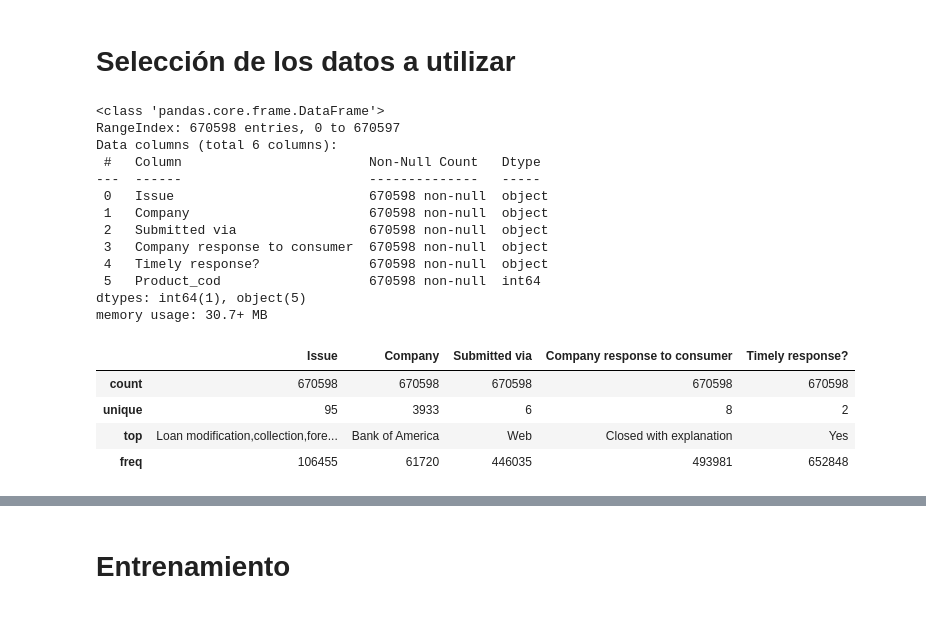
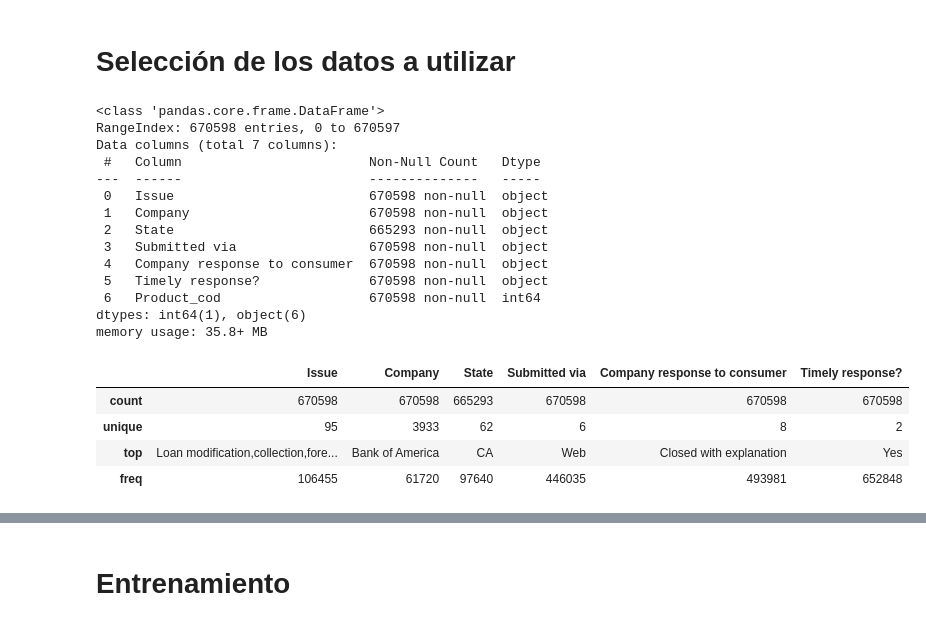
Before and after one commit to Simon-creator-jara/Inteligencia_artificial, a Jupyter notebook: Proyecto_analitica.ipynb, the cells around one changed output, grey strips where cells are left out. Cells and saved outputs as stored; diff of their text form; code cells hidden in the pictures.

```diff
--- a/Proyecto_analitica.ipynb
+++ b/Proyecto_analitica.ipynb
@@ -92,6 +92,18 @@ conditionlist = [
     (datos['Product']=='Virtual currency')]
 choicelist = [1,2,3,4,5,6,7,8,9,10,11,12]
 datos['Product_cod'] = np.select(conditionlist, choicelist)
+# %%
+conditionlist_res = [
+    (datos['Company response to consumer']=='Closed with explanation') ,
+    (datos['Company response to consumer']=='Closed'),
+    (datos['Company response to consumer']=='Closed with non-monetary relief'),
+    (datos['Company response to consumer']=='Closed with monetary relief'),
+    (datos['Company response to consumer']=='Untimely response'),
+    (datos['Company response to consumer']=='Closed without relief'),
+    (datos['Company response to consumer']=='Closed with relief'),
+    (datos['Company response to consumer']=='In progress')]
+choicelist_res = [1,1,1,1,0,1,1,0]
+datos['Response_company_cod'] = np.select(conditionlist_res, choicelist_res)
 # %%
 datos.describe()
 # %% [output]
@@ -201,30 +213,31 @@ plt.show()
 # Selección de los datos a utilizar
 # %%
 ##se eliminan las columnas que no se van a utilizar
-datos=datos.drop(['Product','Complaint ID','Date sent to company','Consumer disputed?','ZIP code','Sub-product','Sub-issue','Date received','Consumer complaint narrative','Company public response','Tags','Consumer consent provided?'],1)
+datosCom=datos.drop(['Response_company_cod','Product','Complaint ID','Date sent to company','Consumer disputed?','ZIP code','Sub-product','Sub-issue','Date received','Consumer complaint narrative','Company public response','Tags','Consumer consent provided?'],1)
 # %%
-datos.info()
+datosCom.info()
 # %% [output]
 <class 'pandas.core.frame.DataFrame'>
 RangeIndex: 670598 entries, 0 to 670597
-Data columns (total 6 columns):
+Data columns (total 7 columns):
  #   Column                        Non-Null Count   Dtype
 ---  ------                        --------------   -----
  0   Issue                         670598 non-null  object
  1   Company                       670598 non-null  object
- 2   Submitted via                 670598 non-null  object
- 3   Company response to consumer  670598 non-null  object
- 4   Timely response?              670598 non-null  object
- 5   Product_cod                   670598 non-null  int64
-dtypes: int64(1), object(5)
-memory usage: 30.7+ MB
+ 2   State                         665293 non-null  object
+ 3   Submitted via                 670598 non-null  object
+ 4   Company response to consumer  670598 non-null  object
+ 5   Timely response?              670598 non-null  object
+ 6   Product_cod                   670598 non-null  int64
+dtypes: int64(1), object(6)
+memory usage: 35.8+ MB
 # %%
-datos.describe(include='object')
+datosCom.describe(include='object')
 # %% [output]
-|  | Issue | Company | Submitted via | Company response to consumer | Timely response? |
-| count | 670598 | 670598 | 670598 | 670598 | 670598 |
-| unique | 95 | 3933 | 6 | 8 | 2 |
-| top | Loan modification,collection,fore... | Bank of America | Web | Closed with explanation | Yes |
-| freq | 106455 | 61720 | 446035 | 493981 | 652848 |
+|  | Issue | Company | State | Submitted via | Company response to consumer | Timely response? |
+| count | 670598 | 670598 | 665293 | 670598 | 670598 | 670598 |
+| unique | 95 | 3933 | 62 | 6 | 8 | 2 |
+| top | Loan modification,collection,fore... | Bank of America | CA | Web | Closed with explanation | Yes |
+| freq | 106455 | 61720 | 97640 | 446035 | 493981 | 652848 |
 # %%
 #Codificar variables categóricas
```
Also changed, not shown: parts of 27 cells of this notebook.
